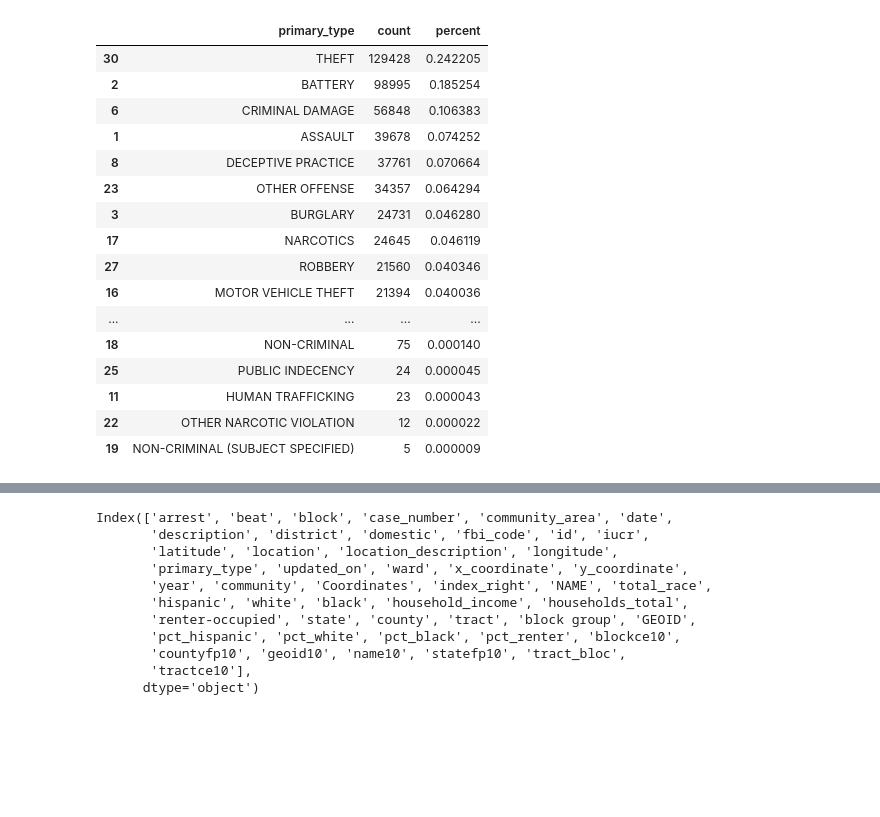
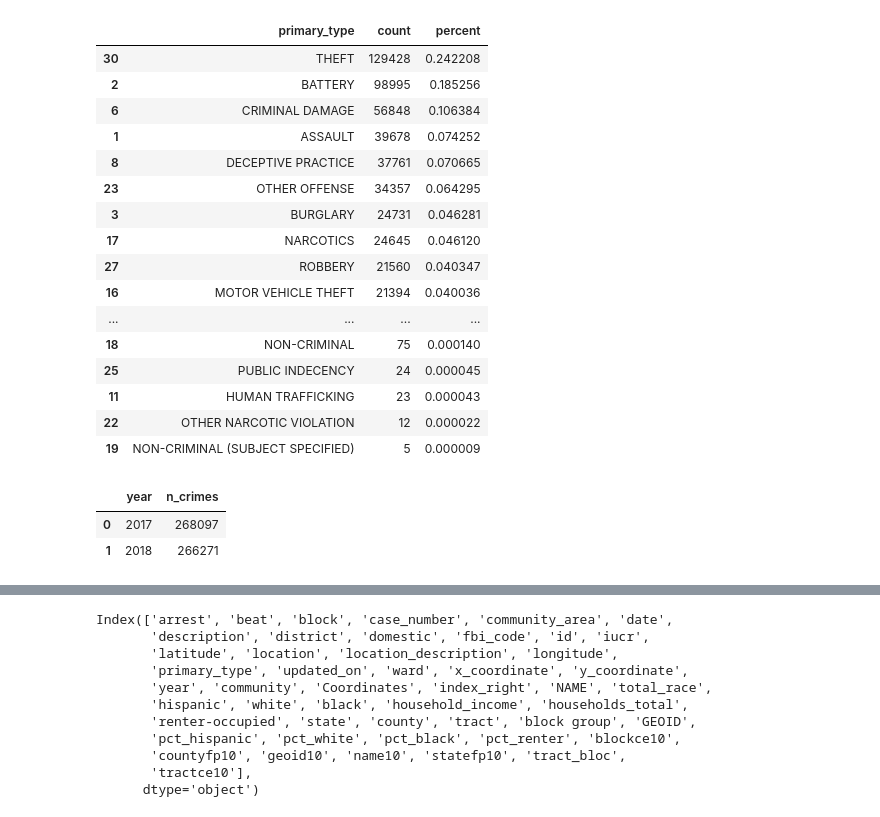
Before and after one commit to b-ganesh/ml_spring19, a Jupyter notebook: assignment1/Assignment1.ipynb, the cells around one changed output, grey strips where cells are left out. Saved outputs shown, nothing was run; the diff lists cells and outputs as text; code cells hidden in the pictures; blank space fills up the shorter version.

```diff
--- a/assignment1/Assignment1.ipynb
+++ b/assignment1/Assignment1.ipynb
@@ -46,19 +46,19 @@ dtype: bool
 # %%
 #since there are no NAs in the primary type variable I can use size to determine the counts
 crime_by_type = crime_with_cas.groupby('primary_type').size().reset_index(name="count")
-crime_by_type['percent'] = crime_by_type['count']/crimes_2017_2018_df.shape[0]
+crime_by_type['percent'] = crime_by_type['count']/len(crime_with_cas)
 crime_by_type.sort_values(by = 'percent', ascending=False)
 # %% [output]
 |  | primary_type | count | percent |
-| 30 | THEFT | 129428 | 0.242205 |
-| 2 | BATTERY | 98995 | 0.185254 |
-| 6 | CRIMINAL DAMAGE | 56848 | 0.106383 |
+| 30 | THEFT | 129428 | 0.242208 |
+| 2 | BATTERY | 98995 | 0.185256 |
+| 6 | CRIMINAL DAMAGE | 56848 | 0.106384 |
 | 1 | ASSAULT | 39678 | 0.074252 |
-| 8 | DECEPTIVE PRACTICE | 37761 | 0.070664 |
-| 23 | OTHER OFFENSE | 34357 | 0.064294 |
-| 3 | BURGLARY | 24731 | 0.046280 |
-| 17 | NARCOTICS | 24645 | 0.046119 |
-| 27 | ROBBERY | 21560 | 0.040346 |
+| 8 | DECEPTIVE PRACTICE | 37761 | 0.070665 |
+| 23 | OTHER OFFENSE | 34357 | 0.064295 |
+| 3 | BURGLARY | 24731 | 0.046281 |
+| 17 | NARCOTICS | 24645 | 0.046120 |
+| 27 | ROBBERY | 21560 | 0.040347 |
 | 16 | MOTOR VEHICLE THEFT | 21394 | 0.040036 |
 | ... | ... | ... | ... |
 | 18 | NON-CRIMINAL | 75 | 0.000140 |
@@ -66,3 +66,10 @@ crime_by_type.sort_values(by = 'percent', ascending=False)
 | 11 | HUMAN TRAFFICKING | 23 | 0.000043 |
 | 22 | OTHER NARCOTIC VIOLATION | 12 | 0.000022 |
 | 19 | NON-CRIMINAL (SUBJECT SPECIFIED) | 5 | 0.000009 |
+# %%
+crime_overall = crime_with_cas.groupby('year').size().reset_index(name="n_crimes")
+crime_overall
+# %% [output]
+|  | year | n_crimes |
+| 0 | 2017 | 268097 |
+| 1 | 2018 | 266271 |
```
Also changed, not shown: parts of 15 cells of this notebook.
